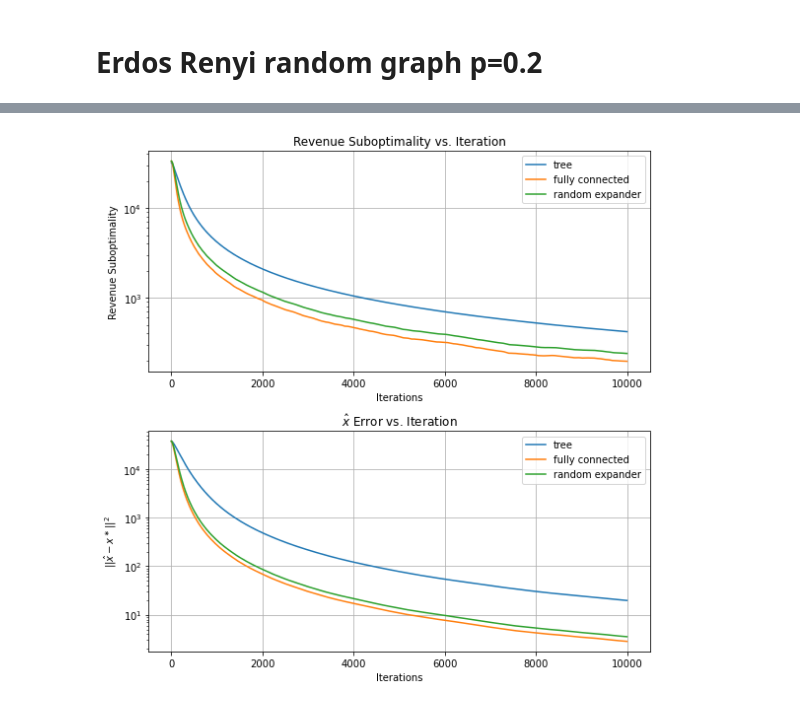
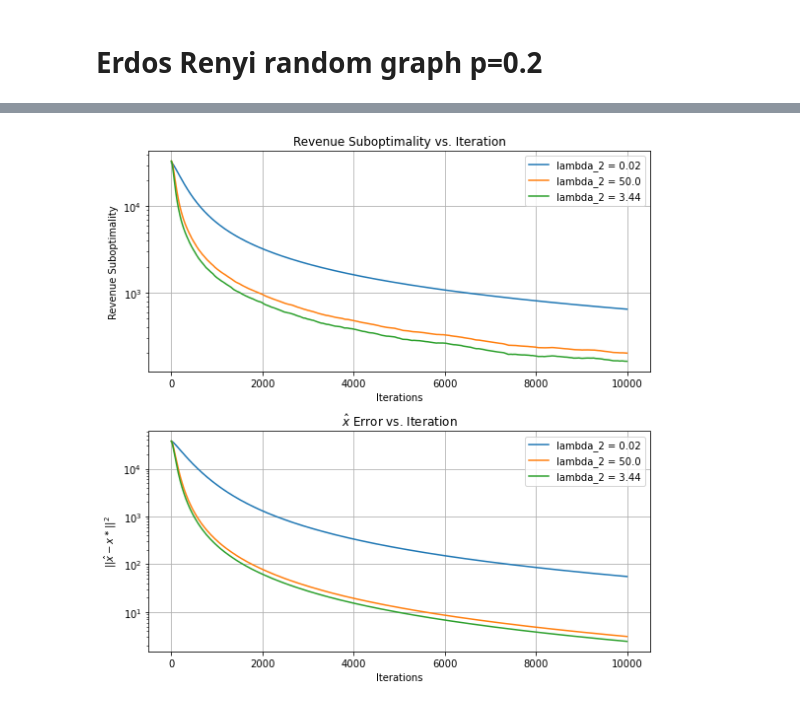
Before and after one commit to evanjfaulkner/Distributed-Opt, a Jupyter notebook: distributed_bertrand.ipynb, the cells around one changed output, grey strips where cells are left out. Cells and saved outputs as stored; diff of their text form; code cells hidden in the pictures.

```diff
--- a/distributed_bertrand.ipynb
+++ b/distributed_bertrand.ipynb
@@ -91,7 +95,7 @@ socially optimal total revenue: $33403.0
 # Optimization Parameters
 # %%
 step = 1e-2
-alpha = 1
+alpha = 1-1e-3
 iterations = 10000
 p_max = n
 window = iterations
@@ -341,26 +353,26 @@ revenue error = 41.06
 # %%
 fig, ax = plt.subplots(2,1,figsize=(8,8))
 rev_dist_err = abs(revenue_so - rev_bar)
-ax[0].semilogy(rev_err_tree,label='tree')
-ax[0].semilogy(rev_err_fc,label='fully connected')
-ax[0].semilogy(rev_err_er,label='random expander')
+ax[0].semilogy(rev_err_tree,label=f'lambda_2 = {l_tr.round(2)}')
+ax[0].semilogy(rev_err_fc,label=f'lambda_2 = {l_fc.round(2)}')
+ax[0].semilogy(rev_err_er,label=f'lambda_2 = {l_er.round(2)}')
 ax[0].grid()
 ax[0].legend()
 ax[0].set_title('Revenue Suboptimality vs. Iteration')
 ax[0].set_xlabel('Iterations')
 ax[0].set_ylabel('Revenue Suboptimality')
 x_dist_err = la.norm(x_so - x_bar_hist, axis=1)**2
-ax[1].semilogy(x_err_tree,label='tree')
-ax[1].semilogy(x_err_fc,label='fully connected')
-ax[1].semilogy(x_err_er,label='random expander')
+ax[1].semilogy(x_err_tree,label=f'lambda_2 = {l_tr.round(2)}')
+ax[1].semilogy(x_err_fc,label=f'lambda_2 = {l_fc.round(2)}')
+ax[1].semilogy(x_err_er,label=f'lambda_2 = {l_er.round(2)}')
 ax[1].grid()
 ax[1].legend()
 ax[1].set_title(r'$\hat{x}$ Error vs. Iteration')
 ax[1].set_xlabel('Iterations')
 ax[1].set_ylabel(r'$||\hat{x}-x^\ast||^2$')
 
 plt.tight_layout()
 plt.savefig('./figures/graph_conv_comp.png')
 plt.show()
 # %% [output]
-[figure, old version]
+[figure, new version]
```
Also changed, not shown: parts of 9 cells of this notebook, 4 other files.
